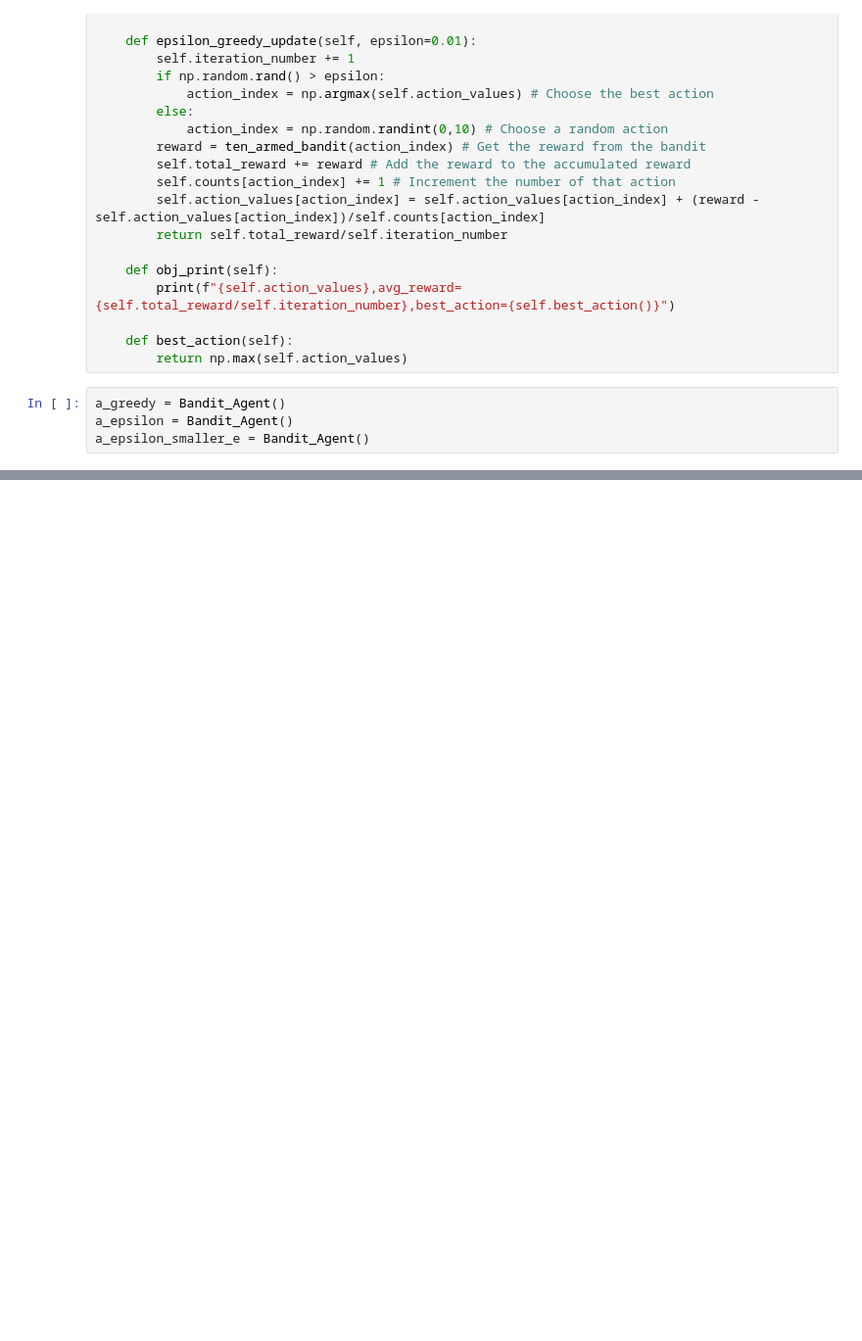
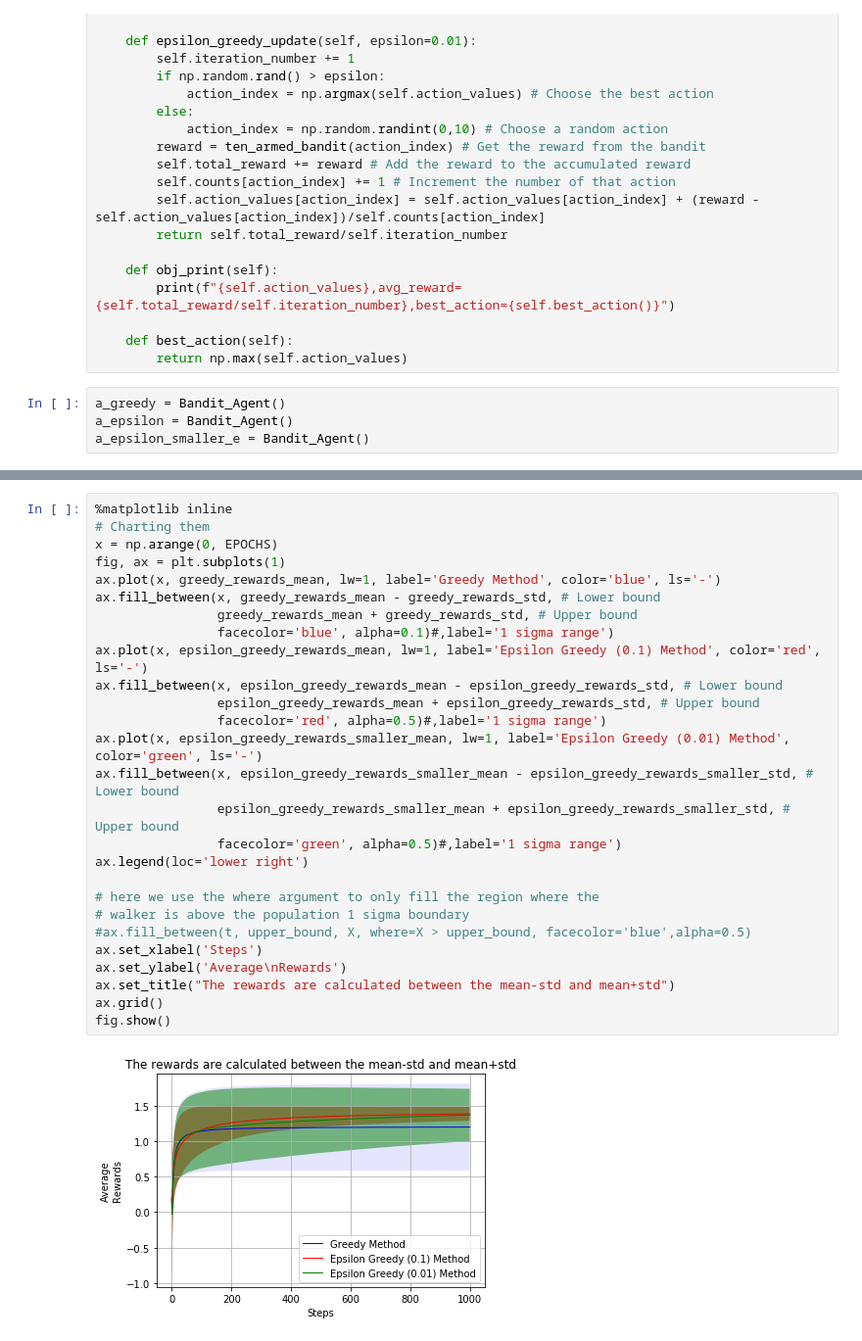
Before and after one commit to FredAmouzgar/RL-sutton, a Jupyter notebook: ch02/ch02-2.3-10armed_Testbed.ipynb, the cells around one changed output, grey strips where cells are left out. Shown at 98% size. Saved outputs shown, nothing was run; the diff lists cells and outputs as text; blank space fills up the shorter version.

```diff
--- a/ch02/ch02-2.3-10armed_Testbed.ipynb
+++ b/ch02/ch02-2.3-10armed_Testbed.ipynb
@@ -94,0 +133,29 @@ plt.show()
+# %%
+%matplotlib inline
+# Charting them
+x = np.arange(0, EPOCHS)
+fig, ax = plt.subplots(1)
+ax.plot(x, greedy_rewards_mean, lw=1, label='Greedy Method', color='blue', ls='-')
+ax.fill_between(x, greedy_rewards_mean - greedy_rewards_std, # Lower bound
+                greedy_rewards_mean + greedy_rewards_std, # Upper bound
+                facecolor='blue', alpha=0.1)#,label='1 sigma range')
+ax.plot(x, epsilon_greedy_rewards_mean, lw=1, label='Epsilon Greedy (0.1) Method', color='red', ls='-')
+ax.fill_between(x, epsilon_greedy_rewards_mean - epsilon_greedy_rewards_std, # Lower bound
+                epsilon_greedy_rewards_mean + epsilon_greedy_rewards_std, # Upper bound
+                facecolor='red', alpha=0.5)#,label='1 sigma range')
+ax.plot(x, epsilon_greedy_rewards_smaller_mean, lw=1, label='Epsilon Greedy (0.01) Method', color='green', ls='-')
+ax.fill_between(x, epsilon_greedy_rewards_smaller_mean - epsilon_greedy_rewards_smaller_std, # Lower bound
+                epsilon_greedy_rewards_smaller_mean + epsilon_greedy_rewards_smaller_std, # Upper bound
+                facecolor='green', alpha=0.5)#,label='1 sigma range')
+ax.legend(loc='lower right')
+
+# here we use the where argument to only fill the region where the
+# walker is above the population 1 sigma boundary
+#ax.fill_between(t, upper_bound, X, where=X > upper_bound, facecolor='blue',alpha=0.5)
+ax.set_xlabel('Steps')
+ax.set_ylabel('Average\nRewards')
+ax.set_title("The rewards are calculated between the mean-std and mean+std")
+ax.grid()
+fig.show()
+# %% [output]
+[figure, added]
```
Also changed, not shown: parts of 7 cells of this notebook.
